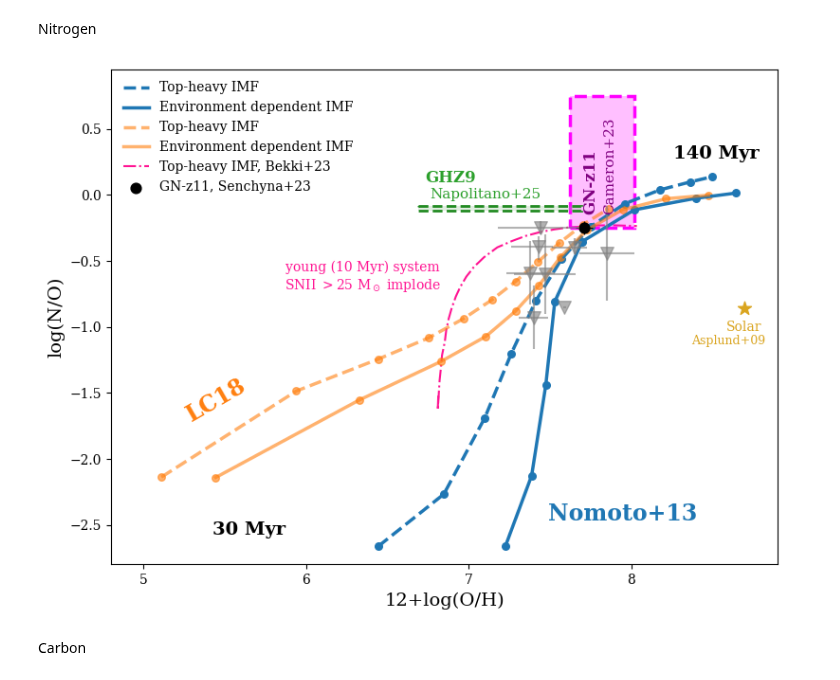
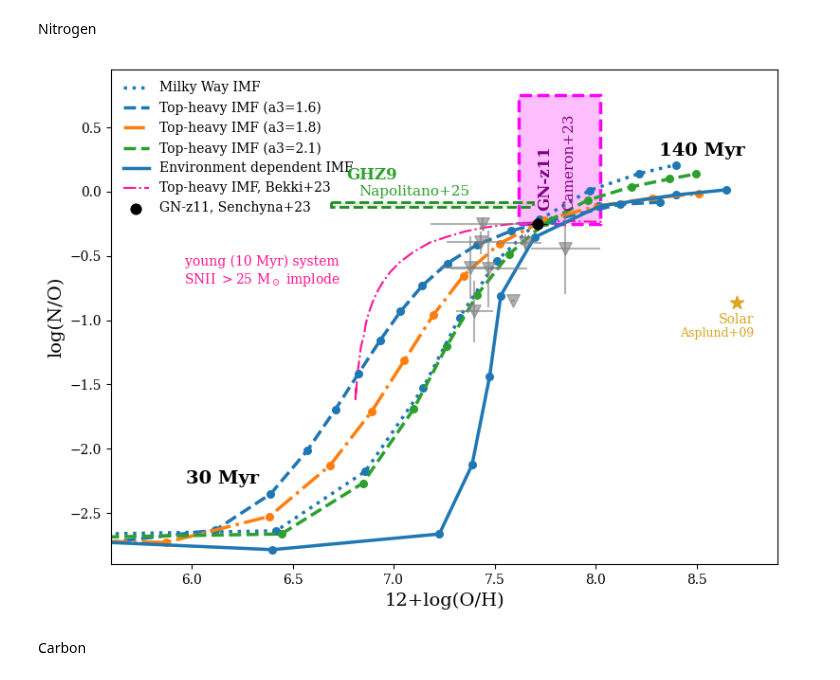
Before and after one commit to bshidvb/galIMF, a Jupyter notebook: plotting/plots_for-paper.ipynb, the cells around one changed output. Drawn from its saved outputs; the diff is of its cells as text; code cells hidden in the pictures.

```diff
--- a/plotting/plots_for-paper.ipynb
+++ b/plotting/plots_for-paper.ipynb
@@ -161,8 +161,47 @@ def plot_Bekki_comparison():
 plt.rc('font', family='serif')
 plt.figure(figsize=(8, 6))
 
+file_paths = glob.glob("/Users/adriana_work/Desktop/galIMF/simulation_results_from_galaxy_evol/Nomoto_sup_agb/20260502/imfKroupaSTF0.04alpha2.3Log_SFR0.2SFEN100SFE0.0068Z_0-4.15infall0.002/chemical_and_SN_evolution.txt")
+index_x=2
+index_y=12
+
+for i, path in enumerate(file_paths):
+    data = load_data_with_names(path)
+    logNO, logOH = data['Gas [N/O]:'], data['Gas [O/H]:']
+    time_steps = data['time step list:']
+    stellar_ages = np.log10(time_steps)
+    logNO, logOH = recalculate(logNO, logOH)
+    plt.scatter(logOH[index_x:index_y], logNO[index_x:index_y], color='tab:blue', s=30)
+    plt.plot(logOH[index_x:index_y], logNO[index_x:index_y], color='tab:blue', lw=2.5, label='Milky Way IMF', linestyle="dotted")
+
+file_paths = glob.glob("/Users/adriana_work/Desktop/galIMF/simulation_results_from_galaxy_evol/paper/nomoto/top_heavy/imfKroupaSTF0.04alpha1.6Log_SFR1.4SFEN15SFE0.004Z_0-4.15infall0.011/chemical_and_SN_evolution.txt")
+index_x=1
+index_y=18
+
+for i, path in enumerate(file_paths):
+    data = load_data_with_names(path)
+    logNO, logOH = data['Gas [N/O]:'], data['Gas [O/H]:']
+    time_steps = data['time step list:']
+    stellar_ages = np.log10(time_steps)
+    logNO, logOH = recalculate(logNO, logOH)
+    plt.scatter(logOH[index_x:index_y], logNO[index_x:index_y], color='tab:blue', s=30)
+    plt.plot(logOH[index_x:index_y], logNO[index_x:index_y], color='tab:blue', lw=2.5, label='Top-heavy IMF (a3=1.6)', linestyle="--")
+
+file_paths = glob.glob("/Users/adriana_work/Desktop/galIMF/simulation_results_from_galaxy_evol/20260915/test/imfKroupaSTF0.04alpha1.8Log_SFR0.2SFEN15SFE0.006Z_0-4.15infall0.0085/chemical_and_SN_evolution.txt")
+index_x=1
+index_y=15
+
+for i, path in enumerate(file_paths):
+    data = load_data_with_names(path)
+    logNO, logOH = data['Gas [N/O]:'], data['Gas [O/H]:']
+    time_steps = data['time step list:']
+    stellar_ages = np.log10(time_steps)
+    logNO, logOH = recalculate(logNO, logOH)
+    plt.scatter(logOH[index_x:index_y], logNO[index_x:index_y], color='tab:orange', s=30)
+    plt.plot(logOH[index_x:index_y], logNO[index_x:index_y], color='tab:orange', lw=2.5, label='Top-heavy IMF (a3=1.8)', linestyle="-.")
+
 file_paths = glob.glob("/Users/adriana_work/Desktop/galIMF/simulation_results_from_galaxy_evol/Nomoto_sup_agb/20260502/imfKroupaSTF0.04alpha2.1Log_SFR0.2SFEN100SFE0.0062Z_0-4.15infall0.002/chemical_and_SN_evolution.txt")
-index_x=3
+index_x=1
 index_y=14
 
 for i, path in enumerate(file_paths):
@@ -171,74 +210,47 @@ for i, path in enumerate(file_paths):
     time_steps = data['time step list:']
     stellar_ages = np.log10(time_steps)
     logNO, logOH = recalculate(logNO, logOH)
-    plt.scatter(logOH[index_x:index_y], logNO[index_x:index_y], color='tab:blue', s=30)
-    plt.plot(logOH[index_x:index_y], logNO[index_x:index_y], color='tab:blue', lw=2.5, label='Top-heavy IMF', linestyle="--")
+    plt.scatter(logOH[index_x:index_y], logNO[index_x:index_y], color='tab:green', s=30)
+    plt.plot(logOH[index_x:index_y], logNO[index_x:index_y], color='tab:green', lw=2.5, label='Top-heavy IMF (a3=2.1)', linestyle="--")
 
 # file_paths = glob.glob("/Users/adriana_work/Desktop/galIMF/simulation_results_from_galaxy_evol/20260703/Nomoto/imfigimfSTF0.04Log_SFR1.0SFEN15SFE0.008Z_0-4.15infall0.009/chemical_and_SN_evolution.txt")
 file_paths = glob.glob("/Users/adriana_work/Desktop/galIMF/simulation_results_from_galaxy_evol/paper/nomoto/igimf2/imfigimfSTF0.04Log_SFR1.0SFEN100SFE0.008Z_0-4.15infall0.0065/chemical_and_SN_evolution.txt")
-index_x=4
+index_x=2
 index_y=12
 
 for i, path in enumerate(file_paths):
     data = load_data_with_names(path)
     logNO, logOH = data['Gas [N/O]:'], data['Gas [O/H]:']
     time_steps = data['time step list:']
     stellar_ages = np.log10(time_steps)
     logNO, logOH = recalculate(logNO, logOH)
     plt.scatter(logOH[index_x:index_y], logNO[index_x:index_y], color='tab:blue', s=30)
     plt.plot(logOH[index_x:index_y], logNO[index_x:index_y], color='tab:blue', lw=2.5, label='Environment dependent IMF')
 
-file_paths = glob.glob("/Users/adriana_work/Desktop/galIMF/simulation_results_from_galaxy_evol/final_results/imfKroupaSTF0.04alpha2.1Log_SFR0.3SFEN100SFE0.0062Z_0-4.15infall0.008/chemical_and_SN_evolution.txt")
-index_x=3
-index_y=14
-
-for i, path in enumerate(file_paths):
-    data = load_data_with_names(path)
-    logNO, logOH = data['Gas [N/O]:'], data['Gas [O/H]:']
-    time_steps = data['time step list:']
-    stellar_ages = np.log10(time_steps)
-    logNO, logOH = recalculate(logNO, logOH)
-    plt.scatter(logOH[index_x:index_y], logNO[index_x:index_y], color='tab:orange', s=30, alpha=0.6)
-    plt.plot(logOH[index_x:index_y], logNO[index_x:index_y], color='tab:orange', lw=2.5, label='Top-heavy IMF', linestyle="--", alpha=0.6)
-
-file_paths = glob.glob("/Users/adriana_work/Desktop/galIMF/simulation_results_from_galaxy_evol/20260703/LCR300/igimf2/imfigimfSTF0.04Log_SFR1.0SFEN100SFE0.007Z_0-4.15infall0.008/chemical_and_SN_evolution.txt")
-index_x=3
-index_y=14
-for i, path in enumerate(file_paths):
-    data = load_data_with_names(path)
-    logNO, logOH = data['Gas [N/O]:'], data['Gas [O/H]:']
-    time_steps = data['time step list:']
-    stellar_ages = np.log10(time_steps)
-    logNO, logOH = recalculate(logNO, logOH)
-    plt.scatter(logOH[index_x:index_y], logNO[index_x:index_y], color='tab:orange', s=30, alpha=0.6)
-    plt.plot(logOH[index_x:index_y], logNO[index_x:index_y], color='tab:orange', lw=2.5, label='Environment dependent IMF', alpha=0.6)
-
-
-plt.text(5.65, -2.6, '30 Myr', color='black', ha='center', va='bottom', fontsize=14, weight="bold")
+plt.text(6.15, -2.3, '30 Myr', color='black', ha='center', va='bottom', fontsize=14, weight="bold")
 plt.text(8.525, 0.25, '140 Myr', color='black', ha='center', va='bottom', fontsize=14, weight="bold")
 
-plt.text(7.95, -2.5, 'Nomoto+13', color='tab:blue', ha='center', va='bottom', fontsize=17, weight="bold")
-plt.text(5.45, -1.75, 'LC18', color='tab:orange', ha='center', va='bottom', rotation=30, fontsize=17, weight="bold")
+# plt.text(7.95, -2.5, 'Nomoto+13', color='tab:blue', ha='center', va='bottom', fontsize=17, weight="bold")
 
 title='Chemical evolution models with different IMF slopes'
 filename='./paper/paper_nitrogen.pdf'
 plot_Bekki_comparison()
 plt.xlabel('12+log(O/H)', fontsize=14)
 plt.ylabel('log(N/O)', fontsize=14)
-plt.xlim(4.8, 8.9)
+plt.xlim(5.6, 8.9)
 plt.locator_params(axis='x', nbins=8)
-plt.ylim(-2.8, 0.95)
+plt.ylim(-2.9, 0.95)
 plt.locator_params(axis='y', nbins=8)
 plt.legend(bbox_to_anchor=(0, 1), loc="upper left", fontsize=10, frameon=False)
 # lgd_obs = plot_high_redshift_gal_data()
 # plt.gca().add_artist(lgd_obs)
 plot_high_redshift_gal_data()
 # plt.title(title, fontsize=16)
 plt.savefig(filename, bbox_inches='tight', dpi=300)
 plt.tight_layout()
 plt.show()
 # %% [output]
-[figure, old version]
+[figure, new version]
 # %% [markdown]
 Carbon
 # %%
```
Also changed, not shown: parts of 6 cells of this notebook.
